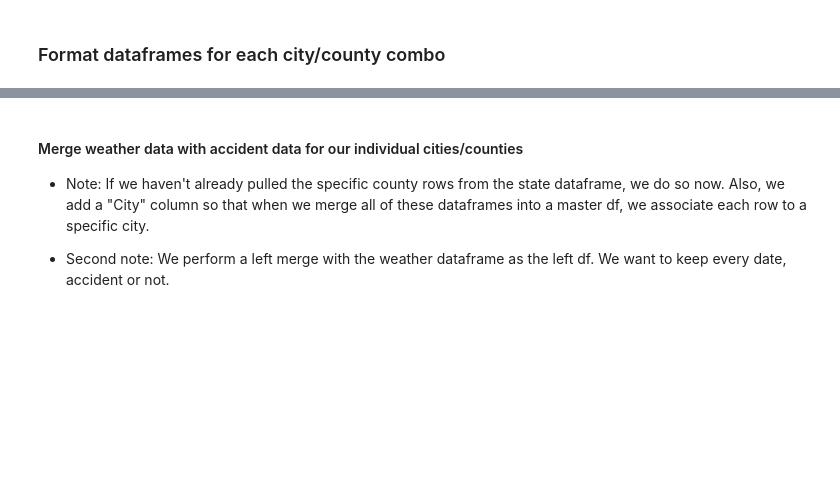
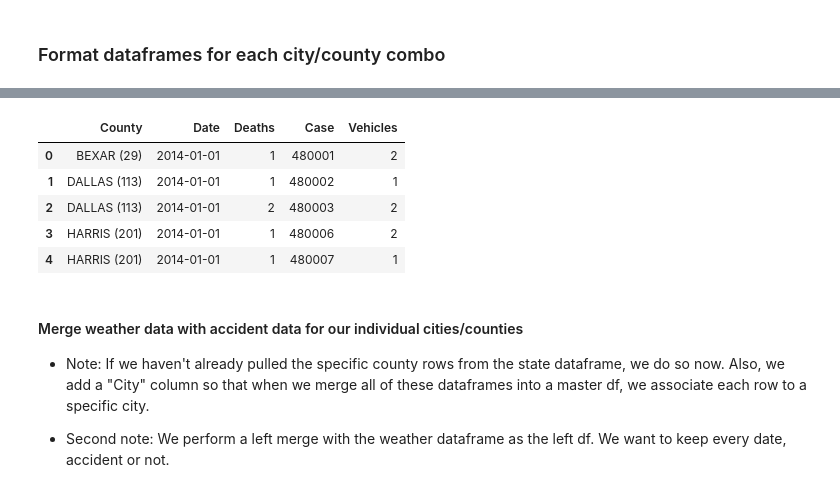
Before and after one commit to jpicca/ProjectOne, a Jupyter notebook: readAPIandFormatData.ipynb, the cells around one changed output, grey strips where cells are left out. Cells and saved outputs as stored; diff of their text form; code cells hidden in the pictures; blank space fills up the shorter version.

```diff
--- a/readAPIandFormatData.ipynb
+++ b/readAPIandFormatData.ipynb
@@ -100,3 +120,13 @@ dfPA.to_csv('./accidentdata/PA.csv',index=False)
+# %%
+# The date has been converted to a friendlier format
+dfTX.head()
+# %% [output]
+|  | County | Date | Deaths | Case | Vehicles |
+| 0 | BEXAR (29) | 2014-01-01 | 1 | 480001 | 2 |
+| 1 | DALLAS (113) | 2014-01-01 | 1 | 480002 | 1 |
+| 2 | DALLAS (113) | 2014-01-01 | 2 | 480003 | 2 |
+| 3 | HARRIS (201) | 2014-01-01 | 1 | 480006 | 2 |
+| 4 | HARRIS (201) | 2014-01-01 | 1 | 480007 | 1 |
 # %%
 # Read in our weather datasets that were compiled from: http://xmacis.rcc-acis.org/
 
```
Also changed, not shown: parts of 12 cells of this notebook.
